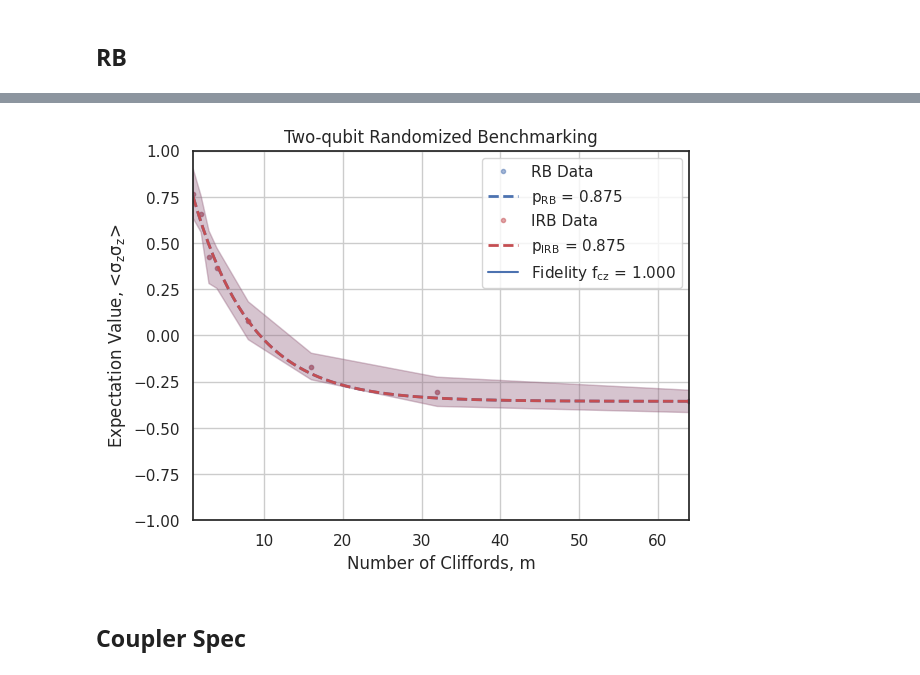
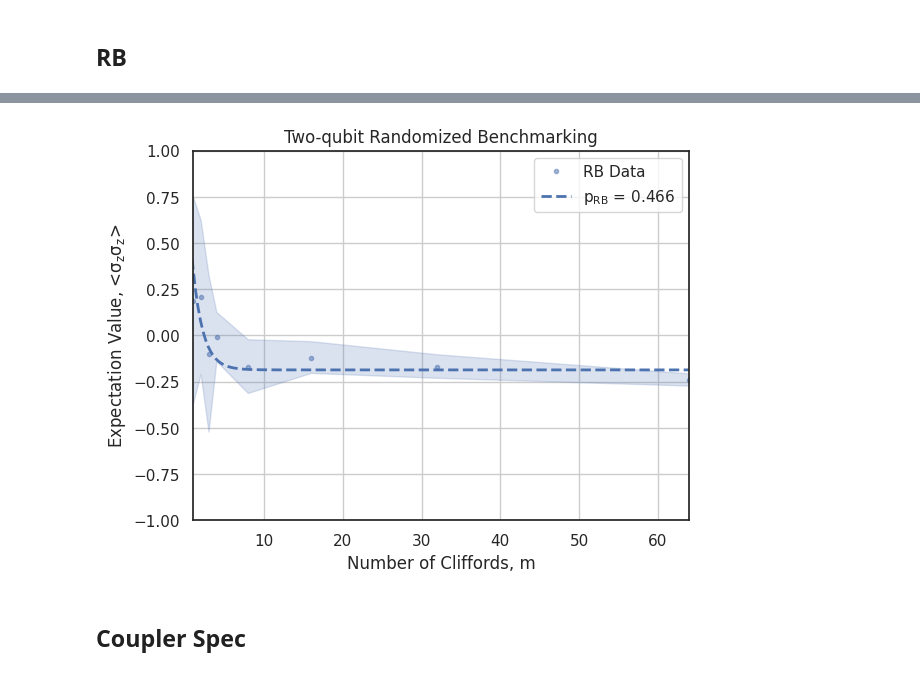
Before and after one commit to tergite/tergite-autocalibration, a Jupyter notebook: calibration_analysis.ipynb, the cells around one changed output, grey strips where cells are left out. Saved outputs shown, nothing was run; the diff lists cells and outputs as text; code cells hidden in the pictures.

```diff
--- a/calibration_analysis.ipynb
+++ b/calibration_analysis.ipynb
@@ -999,11 +1013,11 @@ from numpy.linalg import inv
 # name = '20231226-17`5522-736-99b290-cz_calibration_ssro'
 
 from os import listdir
-date = '20240524'
+date = '20240612'
 path = f'./data/{date}'
 names = np.sort(listdir(path))
 # name = names[-1]
-name = '20240524-152035-475-eae40a-tqg_randomized_benchmarking'
+name = '20240612-102353-869-9b4757-tqg_randomized_benchmarking'
 print(names)
 data_set_names = np.sort(listdir(path+'/'+name))[:-1]
 print(len(data_set_names))
@@ -1012,12 +1026,12 @@ dps = [f'data/{date}/{name}/{data_set_name}' for data_set_name in data_set_names
 dss = [load_dataset(dp) for dp in dps]
 ds = xr.merge(dss)
 
-name = '20240524-152035-475-eae40a-tqg_randomized_benchmarking'
-print(name)
-data_set_names = np.sort(listdir(path+'/'+name))[:-1]
-print(len(data_set_names))
-dps = [f'data/{date}/{name}/{data_set_name}' for data_set_name in data_set_names]
-# ds = load_dataset(dps[0])
-dss = [load_dataset(dp) for dp in dps]
-ds1 = xr.merge(dss)
+# name = '20240524-152035-475-eae40a-tqg_randomized_benchmarking'
+# print(name)
+# data_set_names = np.sort(listdir(path+'/'+name))[:-1]
+# print(len(data_set_names))
+# dps = [f'data/{date}/{name}/{data_set_name}' for data_set_name in data_set_names]
+# # ds = load_dataset(dps[0])
+# dss = [load_dataset(dp) for dp in dps]
+# ds1 = xr.merge(dss)
 # %% [output]
@@ -1045,19 +1073,19 @@ ds1 = xr.merge(dss)
 # %%
 import seaborn as sns
 sns.set_theme(style="white")
 params = {'mathtext.default': 'regular' }
 plt.rcParams.update(params)
 rb = RandomizedBenchmarkingAnalysis(ds,'RB')
 prb = rb.run_fitting()[0]
 rb.plotter()
 fig = plt.gcf()
-irb = RandomizedBenchmarkingAnalysis(ds1,'IRB')
-irb.run_fitting()
-irb.plotter(prb)
-fig1 = plt.gcf()
-fig1.savefig(f'tergite_acl/notebooks/rb/{ds.tuid}_{ds1.tuid}.png',dpi=300, bbox_inches='tight')
+# irb = RandomizedBenchmarkingAnalysis(ds1,'IRB')
+# irb.run_fitting()
+# irb.plotter(prb)
+# fig1 = plt.gcf()
+# fig1.savefig(f'tergite_acl/notebooks/rb/{ds.tuid}_{ds1.tuid}.png',dpi=300, bbox_inches='tight')
 # %% [output]
-[figure, old version]
+[figure, new version]
 # %% [markdown]
 ## Coupler Spec
 # %%
```
Also changed, not shown: parts of 5 cells of this notebook, 15 other files.
